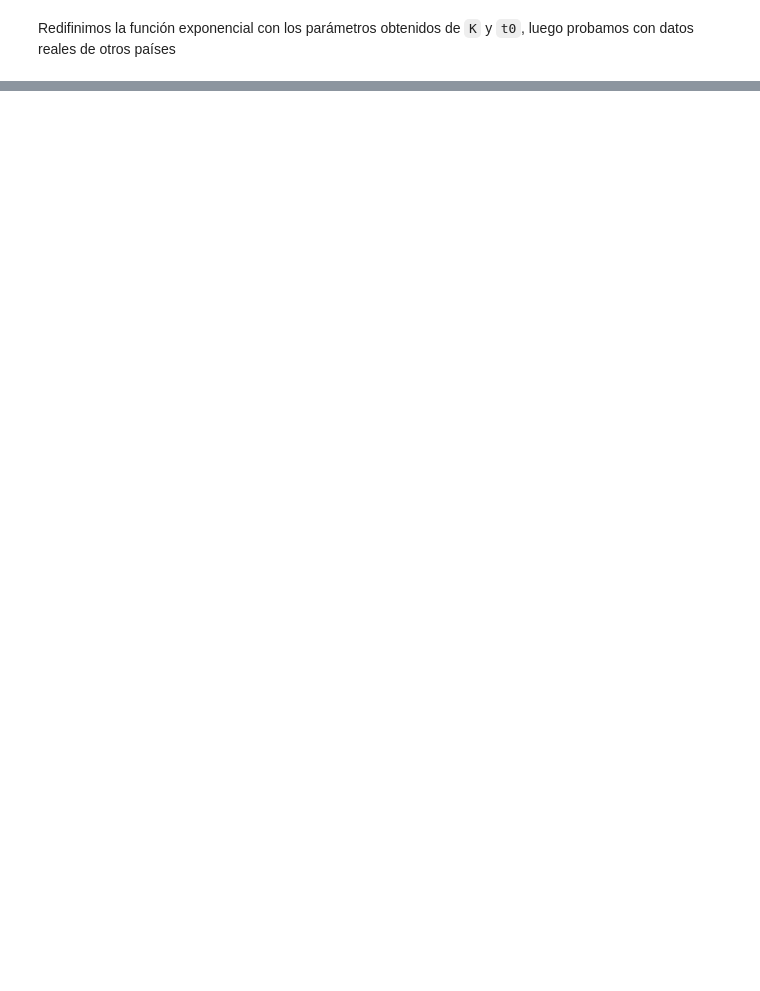
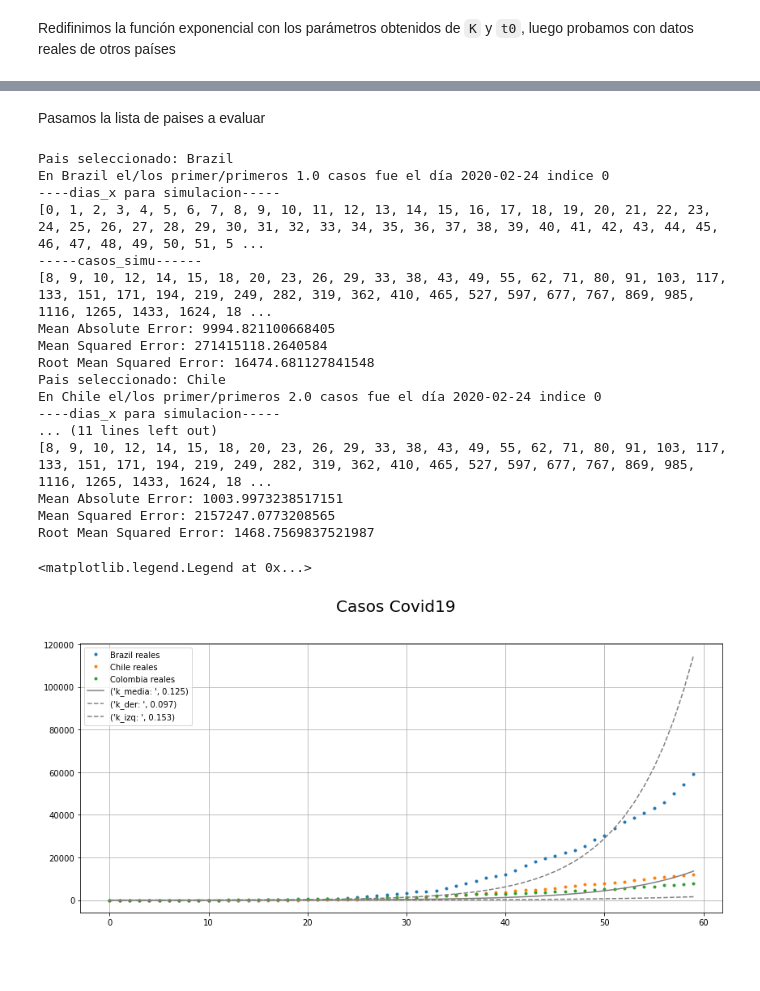
Before and after one commit to gonzalogperez/informe_pandemico, a Jupyter notebook: GonzaloGPerezProyecto_4.ipynb, the cells around one changed output, grey strips where cells are left out. Saved outputs shown, nothing was run; the diff lists cells and outputs as text; code cells hidden in the pictures; blank space fills up the shorter version.

Commit message:
se corrige gráfico nivel mundial

```diff
--- a/GonzaloGPerezProyecto_4.ipynb
+++ b/GonzaloGPerezProyecto_4.ipynb
@@ -772,5 +742,0 @@ Predecimos la curva de contagios y comparamos la curva de contagios real de una
-# %%
-lista_paises = ['Argentina','Brazil','Chile','Colombia']
-for lista in lista_paises:
-    casos_principio = predecir(lista,k,t0)
-    print(lista)
@@ -799,3 +743,76 @@ Colombia
+# %% [markdown]
+Pasamos la lista de paises a evaluar
+# %%
+lista_paises = ['Argentina','Brazil','Chile','Colombia']
+lista_paises = ['Brazil','Chile','Colombia']
+#lista_paises = ['Argentina']
+
+#armamos la figura para el gráfico
+#fig, ax = plt.subplots(figsize=(15,6))
+fig, axes = plt.subplots(1, figsize=(12, 6))
+fig.suptitle('Casos Covid19', fontsize=20)
+fig.tight_layout(pad=2.0)
+
+
+#axes.set_title('Casos Covid19 Simulados {}'.format(x_pais),fontsize=14, loc='center')
+#axes.set_xlim([0, 120])
+axes.grid()
+
+#color lineas gráfico
+marker = itertools.cycle(('o', 'v', '^', '<', '>', 's', '8', 'p'))
+
+for x_pais in lista_paises:
+    #dias_principio,casos_principio,dias_x,casos_simu,casos_simu_izq,casos_simu_der,color = predecir2(x_pais,k,t0)
+    dias_principio,casos_principio,dias_x,casos_simu,color,casos_simu_izq,casos_simu_der = predecir2(x_pais,k,t0)
+
+    label_simu=x_pais + " simulados"
+    label_real=x_pais + " reales"
+    #print(color)
+    axes.plot(dias_principio,casos_principio,'.',label=label_real, color=color)
+    #plt.xlim([ind_inicio,ind_final])
+    #print(lista)
+    #print("----dias_principio casos reales------")
+    #print(list(dias_principio))
+    #print("------casos_principio reales-----")
+    #print(list(casos_principio.astype(int)))
+
+    #### Calculamos el error
+    print('Mean Absolute Error:', metrics.mean_absolute_error(casos_principio, casos_simu))
+    print('Mean Squared Error:', metrics.mean_squared_error(casos_principio, casos_simu))
+    print('Root Mean Squared Error:', np.sqrt(metrics.mean_squared_error(casos_principio, casos_simu)))
+
+
+label_k_media = "k_media: ",float("{:.3f}".format(datos.mean()))
+label_k_izq = "k_der: ", float(int_obs_izq)
+label_k_der = "k_izq: ", float(int_obs_der)
+axes.plot(dias_x,casos_simu,label=label_k_media, color = 'grey')
+axes.plot(dias_x,casos_simu_izq,label=label_k_izq, linestyle='--', color = 'grey')
+axes.plot(dias_x,casos_simu_der,label=label_k_der, linestyle='--', color = 'grey')
+
+#sns.regplot(dias_x,casos_simu,label="modelo", color = 'grey',ci=50)
+
+#axes.plot(dias_x,casos_simu,'.',label=label_simu, color = 'red')
+axes.legend()
+# %% [output]
+Pais seleccionado: Brazil
+En Brazil el/los primer/primeros 1.0 casos fue el día 2020-02-24 indice 0
+----dias_x para simulacion-----
+[0, 1, 2, 3, 4, 5, 6, 7, 8, 9, 10, 11, 12, 13, 14, 15, 16, 17, 18, 19, 20, 21, 22, 23, 24, 25, 26, 27, 28, 29, 30, 31, 32, 33, 34, 35, 36, 37, 38, 39, 40, 41, 42, 43, 44, 45, 46, 47, 48, 49, 50, 51, 5 ...
+-----casos_simu------
+[8, 9, 10, 12, 14, 15, 18, 20, 23, 26, 29, 33, 38, 43, 49, 55, 62, 71, 80, 91, 103, 117, 133, 151, 171, 194, 219, 249, 282, 319, 362, 410, 465, 527, 597, 677, 767, 869, 985, 1116, 1265, 1433, 1624, 18 ...
+Mean Absolute Error: 9994.821100668405
+Mean Squared Error: 271415118.2640584
+Root Mean Squared Error: 16474.681127841548
+Pais seleccionado: Chile
+En Chile el/los primer/primeros 2.0 casos fue el día 2020-02-24 indice 0
+----dias_x para simulacion-----
+... (11 lines left out)
+[8, 9, 10, 12, 14, 15, 18, 20, 23, 26, 29, 33, 38, 43, 49, 55, 62, 71, 80, 91, 103, 117, 133, 151, 171, 194, 219, 249, 282, 319, 362, 410, 465, 527, 597, 677, 767, 869, 985, 1116, 1265, 1433, 1624, 18 ...
+Mean Absolute Error: 1003.9973238517151
+Mean Squared Error: 2157247.0773208565
+Root Mean Squared Error: 1468.7569837521987
+<matplotlib.legend.Legend at 0x...>
+[figure, added]
 # %% [markdown]
 #####
 # %% [markdown]
```
Also changed, not shown: parts of 33 cells of this notebook.
